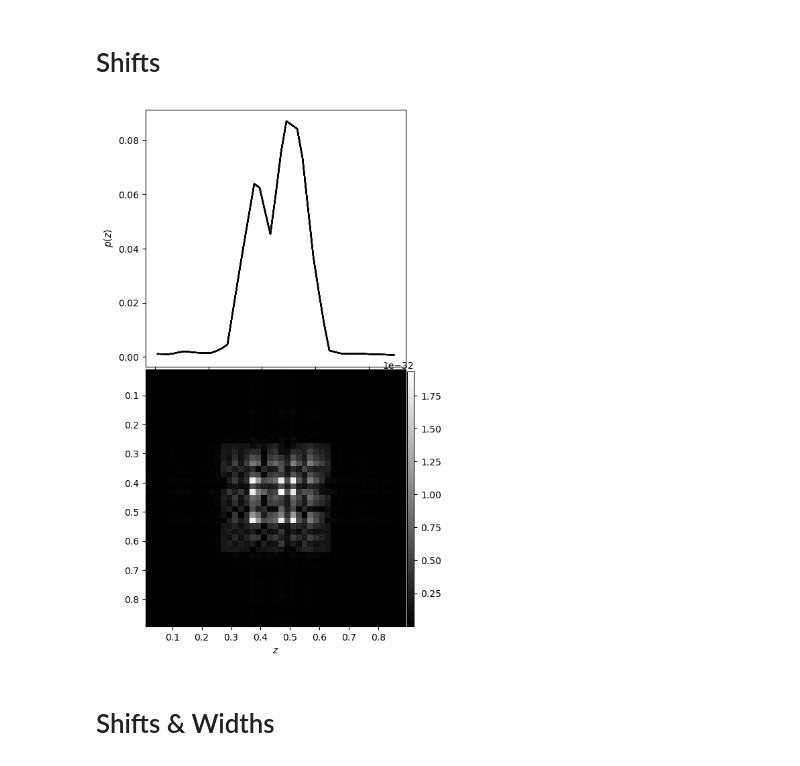
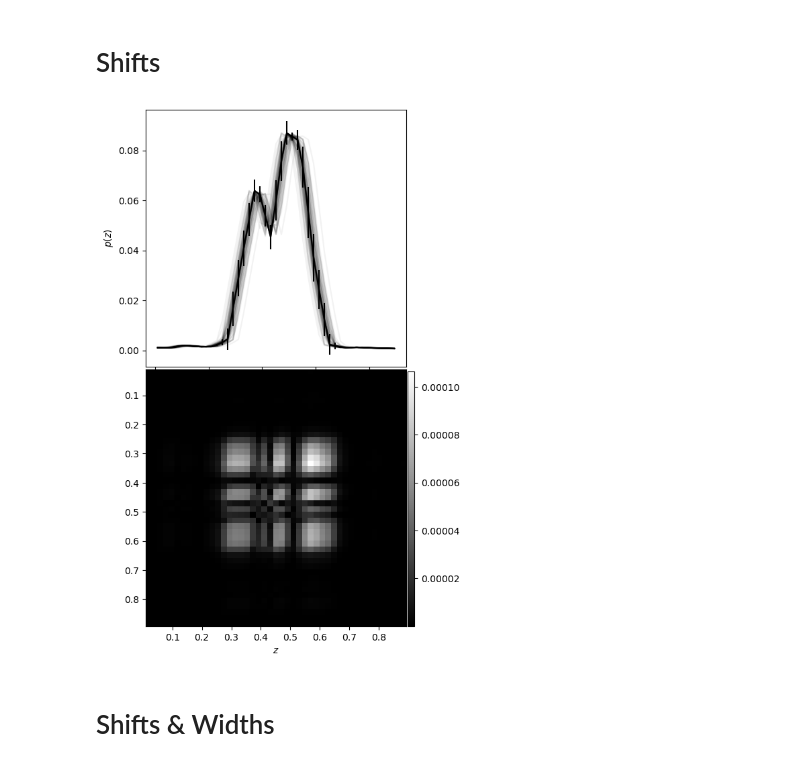
Before and after one commit to LSSTDESC/rail_prior, a Jupyter notebook: examples/basic_tutorial.ipynb, the cells around one changed output. Saved outputs shown, nothing was run; the diff lists cells and outputs as text; code cells hidden in the pictures.

```diff
--- a/examples/basic_tutorial.ipynb
+++ b/examples/basic_tutorial.ipynb
@@ -19,7 +19,7 @@ dz = np.mean(np.diff(zs))
 zs_edges = np.append(zs - dz/2, zs[-1] + dz/2)
 q = qp.Ensemble(qp.hist, data={"bins":zs_edges, "pdfs":nzs})
 # %%
-base = nz.PriorBase(q)
+base = nzp.PriorBase(q)
 # %%
 figure, axis = plt.subplots(2, 1, figsize=(5,10))
 figure.subplots_adjust(wspace=0, hspace=0.01)
@@ -38,31 +38,31 @@ plt.show()
 # %% [markdown]
 # Shifts
 # %%
-shifts = nz.PriorShifts(q)
+shifts = nzp.PriorShifts(q)
 # %%
 pz_fid = [shifts.z, shifts.nz_mean]
 # %%
-shifted_pzs = np.array([nz.shift_model(pz_fid, shifts.sample_prior()["delta_z"])[1] for i in range(100)])
+shifted_nzs = np.array([nzp.shift_model(pz_fid, shifts.sample_prior()["delta_z"])[1] for i in range(100)])
 # %%
-shifted_cov = np.cov(shifted_pzs.T)
+shifted_cov = np.cov(shifted_nzs.T)
 # %%
 figure, axis = plt.subplots(2, 1, figsize=(5,10))
 figure.subplots_adjust(wspace=0, hspace=0.01)
 for i in range(100):
-    pz = shifted_pzs[i]
+    pz = shifted_nzs[i]
     axis[0].plot(shifts.z, pz, 'k-', alpha=0.05)
 axis[0].errorbar(shifts.z, shifts.nz_mean, yerr=np.sqrt(np.diag(shifted_cov)), fmt='k-')
 axis[0].set_ylabel(r'$p(z)$')
 im = axis[1].imshow(abs(shifted_cov), aspect='auto',
                     origin='lower', cmap='gray',
                     extent=[min(zs), max(zs), max(zs), min(zs)])
 axis[1].set_xlabel(r'$z$')
 cbar_ax = figure.add_axes([0.905, 0.11, 0.02, 0.38])
 figure.colorbar(im, cax=cbar_ax)
 #plt.savefig('docs/source/assets/shifts.png')
 plt.show()
 # %% [output]
-[figure, old version]
+[figure, new version]
 # %% [markdown]
 # Shifts & Widths
 # %%
```
Also changed, not shown: parts of 15 cells of this notebook, 5 other files.
